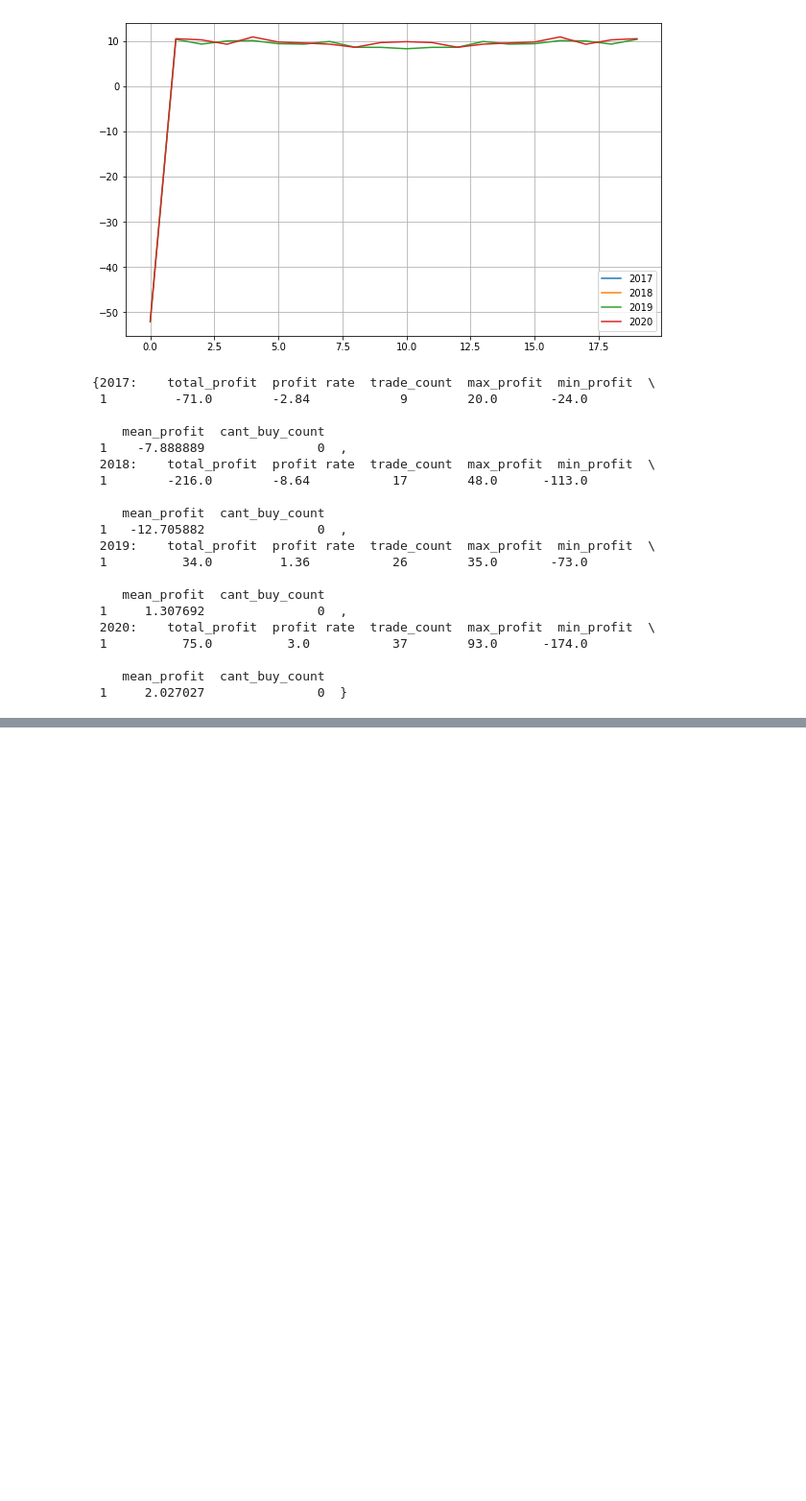
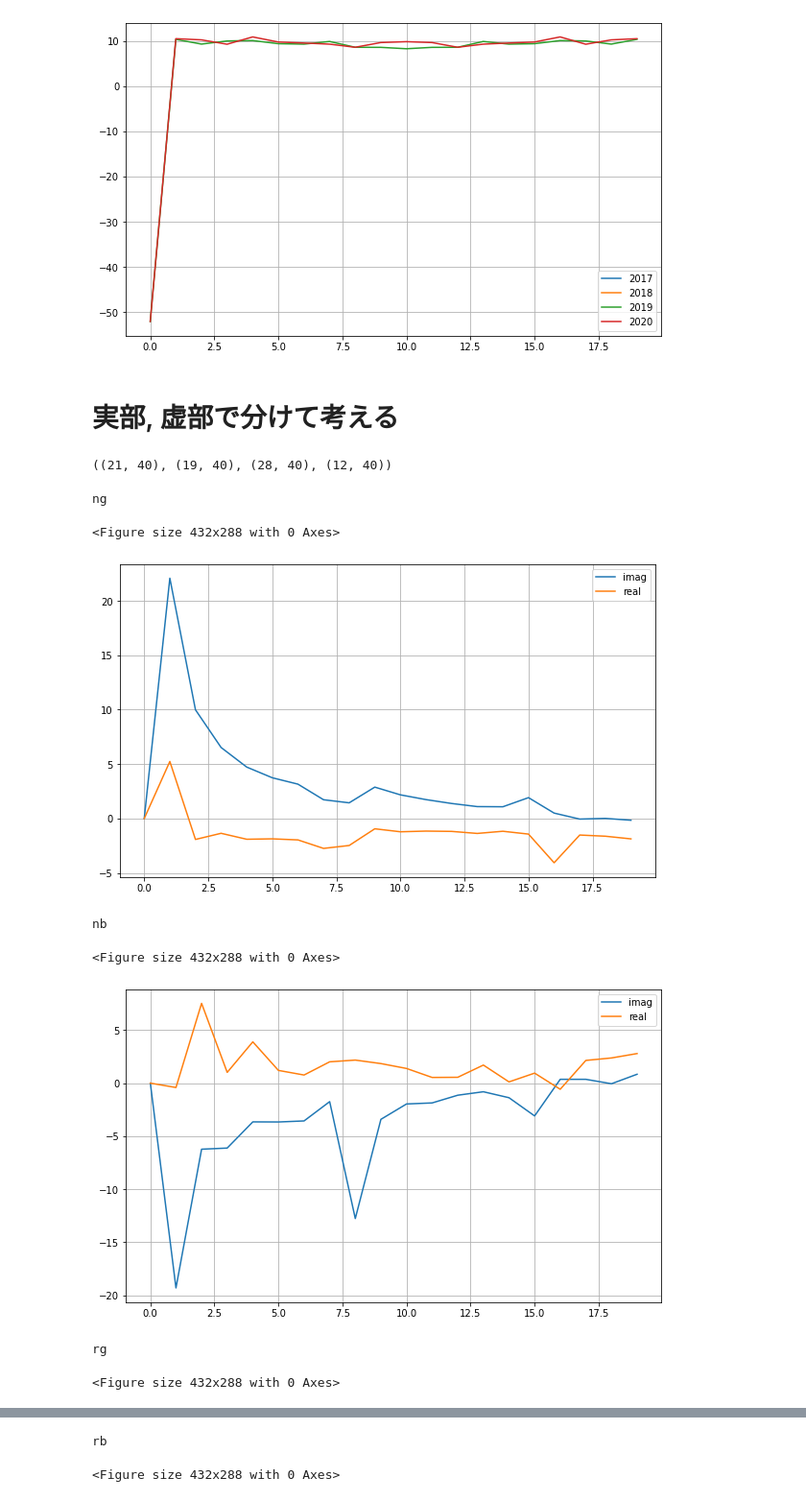
Before and after one commit to yodarjeering/New_XGB, a Jupyter notebook: ResearchFeature.ipynb, the cells around one changed output, grey strips where cells are left out. Shown at 96% size. Drawn from its saved outputs; the diff is of its cells as text; code cells hidden in the pictures; blank space fills up the shorter version.

```diff
--- a/ResearchFeature.ipynb
+++ b/ResearchFeature.ipynb
@@ -399,4 +518,20 @@ for year in [2018,2019,2020,2021]:
 # %%
+total_profit = 0
+mean_profit = 0
+mean_profit_rate = 0
+total_profit_rate = 0
 for idx,key in enumerate(trade_dict):
+    print(key)
     print(trade_dict[key])
+    td = trade_dict[key]
+    total_profit += td['total_profit'].values[0]
+    total_profit_rate += td['profit rate'].values[0]
+
+mean_profit = total_profit/(idx+1)
+mean_profit_rate = (total_profit_rate)/(idx+1)
+
+print('total profit :{0}'.format(total_profit))
+print('mean profit :{0}'.format(mean_profit))
+print('total profit rate :{0}'.format(total_profit_rate))
+print('mean profit rate : {0}'.format(mean_profit_rate))
 # %% [output]
@@ -618,26 +758,5 @@ st = 2
 st = 3
 <Figure size 432x288 with 0 Axes>
 [figure]
-# %%
-trade_dict
-# %% [output]
-{2017:    total_profit  profit rate  trade_count  max_profit  min_profit  \
- 1         -71.0        -2.84            9        20.0       -24.0
-
-    mean_profit  cant_buy_count
- 1    -7.888889               0  ,
- 2018:    total_profit  profit rate  trade_count  max_profit  min_profit  \
- 1        -216.0        -8.64           17        48.0      -113.0
-
-    mean_profit  cant_buy_count
- 1   -12.705882               0  ,
- 2019:    total_profit  profit rate  trade_count  max_profit  min_profit  \
- 1          34.0         1.36           26        35.0       -73.0
-
-    mean_profit  cant_buy_count
- 1     1.307692               0  ,
- 2020:    total_profit  profit rate  trade_count  max_profit  min_profit  \
- 1          75.0          3.0           37        93.0      -174.0
-
-    mean_profit  cant_buy_count
- 1     2.027027               0  }
+# %% [markdown]
+# 実部, 虚部で分けて考える
@@ -643,0 +798,35 @@ trade_dict
+# %%
+x_ng.shape,x_nb.shape,x_rg.shape,x_rb.shape
+# %% [output]
+((21, 40), (19, 40), (28, 40), (12, 40))
+# %%
+
+for idx,F in enumerate(F_list):
+
+    plt.clf()
+    fig, ax = plt.subplots(figsize=(10, 6), facecolor="w")
+
+    if idx==0:
+        label='ng'
+    elif idx == 1:
+        label='nb'
+    elif idx == 2:
+        label='rg'
+    elif idx == 3:
+        label='rb'
+
+    print(label)
+    ax.plot(F.imag,label='imag')
+    ax.plot(F.real,label='real')
+    ax.grid()
+    ax.legend()
+    plt.show()
+# %% [output]
+ng
+<Figure size 432x288 with 0 Axes>
+[figure, added]
+nb
+<Figure size 432x288 with 0 Axes>
+[figure, added]
+rg
+<Figure size 432x288 with 0 Axes>
@@ -643,0 +834,2 @@ trade_dict
+rb
+<Figure size 432x288 with 0 Axes>
```
Also changed, not shown: parts of 21 cells of this notebook.
